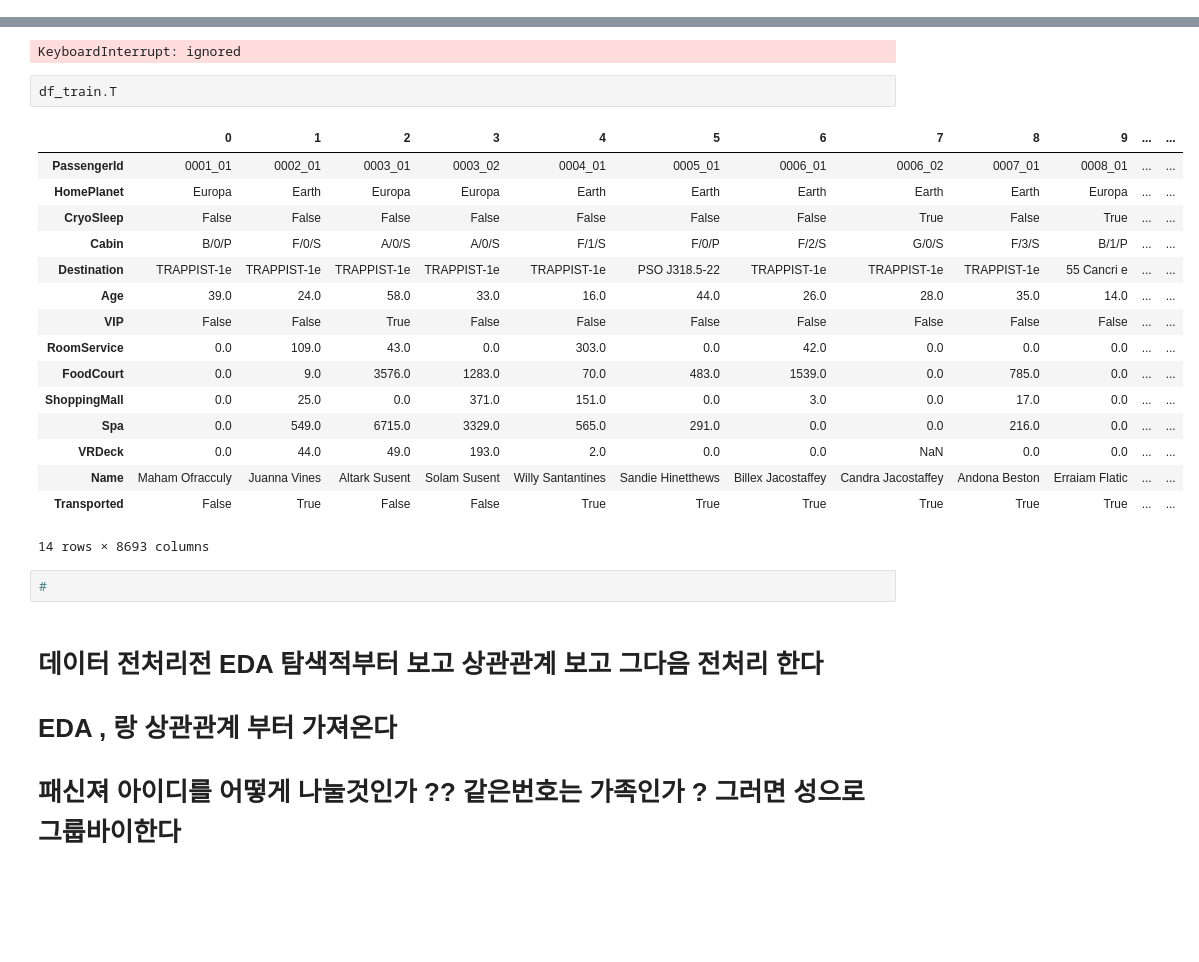
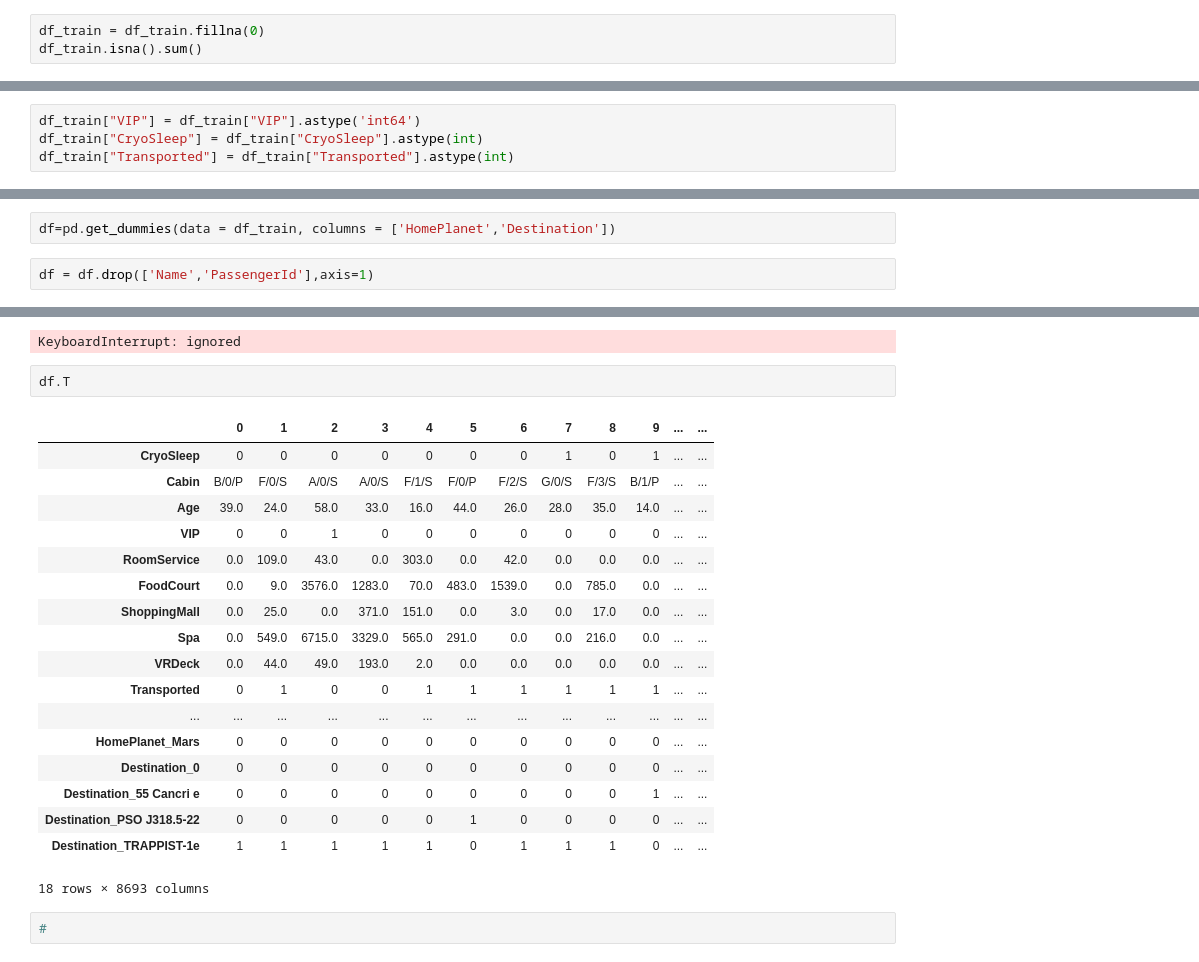
Before and after one commit to Ai-VS-Human/ML, a Jupyter notebook: 우주타이타닉.ipynb, the cells around one changed output, grey strips where cells are left out. Cells and saved outputs as stored; diff of their text form; blank space fills up the shorter version.

```diff
--- a/우주타이타닉.ipynb
+++ b/우주타이타닉.ipynb
@@ -70,0 +113,3 @@ df_train['Transported']=df_train['Transported'].astype('object')
+# %%
+df_train = df_train.fillna(0)
+df_train.isna().sum()
@@ -70,0 +138,4 @@ df_train['Transported']=df_train['Transported'].astype('object')
+# %%
+df_train["VIP"] = df_train["VIP"].astype('int64')
+df_train["CryoSleep"] = df_train["CryoSleep"].astype(int)
+df_train["Transported"] = df_train["Transported"].astype(int)
@@ -117,0 +214,4 @@ Name: Transported, dtype: int64
+# %%
+df=pd.get_dummies(data = df_train, columns = ['HomePlanet','Destination'])
+# %%
+df = df.drop(['Name','PassengerId'],axis=1)
@@ -209,30 +394,25 @@ sns.countplot(data=df_train, x='CryoSleep', hue='PassengerId')
 # %% [output]
 KeyboardInterrupt: ignored
 # %%
-df_train.T
+df.T
 # %% [output]
 |  | 0 | 1 | 2 | 3 | 4 | 5 | 6 | 7 | 8 | 9 | ... | ... |
-| PassengerId | 0001_01 | 0002_01 | 0003_01 | 0003_02 | 0004_01 | 0005_01 | 0006_01 | 0006_02 | 0007_01 | 0008_01 | ... | ... |
-| HomePlanet | Europa | Earth | Europa | Europa | Earth | Earth | Earth | Earth | Earth | Europa | ... | ... |
-| CryoSleep | False | False | False | False | False | False | False | True | False | True | ... | ... |
+| CryoSleep | 0 | 0 | 0 | 0 | 0 | 0 | 0 | 1 | 0 | 1 | ... | ... |
 | Cabin | B/0/P | F/0/S | A/0/S | A/0/S | F/1/S | F/0/P | F/2/S | G/0/S | F/3/S | B/1/P | ... | ... |
-| Destination | TRAPPIST-1e | TRAPPIST-1e | TRAPPIST-1e | TRAPPIST-1e | TRAPPIST-1e | PSO J318.5-22 | TRAPPIST-1e | TRAPPIST-1e | TRAPPIST-1e | 55 Cancri e | ... | ... |
 | Age | 39.0 | 24.0 | 58.0 | 33.0 | 16.0 | 44.0 | 26.0 | 28.0 | 35.0 | 14.0 | ... | ... |
-| VIP | False | False | True | False | False | False | False | False | False | False | ... | ... |
+| VIP | 0 | 0 | 1 | 0 | 0 | 0 | 0 | 0 | 0 | 0 | ... | ... |
 | RoomService | 0.0 | 109.0 | 43.0 | 0.0 | 303.0 | 0.0 | 42.0 | 0.0 | 0.0 | 0.0 | ... | ... |
 | FoodCourt | 0.0 | 9.0 | 3576.0 | 1283.0 | 70.0 | 483.0 | 1539.0 | 0.0 | 785.0 | 0.0 | ... | ... |
 | ShoppingMall | 0.0 | 25.0 | 0.0 | 371.0 | 151.0 | 0.0 | 3.0 | 0.0 | 17.0 | 0.0 | ... | ... |
 | Spa | 0.0 | 549.0 | 6715.0 | 3329.0 | 565.0 | 291.0 | 0.0 | 0.0 | 216.0 | 0.0 | ... | ... |
-| VRDeck | 0.0 | 44.0 | 49.0 | 193.0 | 2.0 | 0.0 | 0.0 | NaN | 0.0 | 0.0 | ... | ... |
-| Name | Maham Ofracculy | Juanna Vines | Altark Susent | Solam Susent | Willy Santantines | Sandie Hinetthews | Billex Jacostaffey | Candra Jacostaffey | Andona Beston | Erraiam Flatic | ... | ... |
-| Transported | False | True | False | False | True | True | True | True | True | True | ... | ... |
+| VRDeck | 0.0 | 44.0 | 49.0 | 193.0 | 2.0 | 0.0 | 0.0 | 0.0 | 0.0 | 0.0 | ... | ... |
+| Transported | 0 | 1 | 0 | 0 | 1 | 1 | 1 | 1 | 1 | 1 | ... | ... |
+| ... | ... | ... | ... | ... | ... | ... | ... | ... | ... | ... | ... | ... |
+| HomePlanet_Mars | 0 | 0 | 0 | 0 | 0 | 0 | 0 | 0 | 0 | 0 | ... | ... |
+| Destination_0 | 0 | 0 | 0 | 0 | 0 | 0 | 0 | 0 | 0 | 0 | ... | ... |
+| Destination_55 Cancri e | 0 | 0 | 0 | 0 | 0 | 0 | 0 | 0 | 0 | 1 | ... | ... |
+| Destination_PSO J318.5-22 | 0 | 0 | 0 | 0 | 0 | 1 | 0 | 0 | 0 | 0 | ... | ... |
+| Destination_TRAPPIST-1e | 1 | 1 | 1 | 1 | 1 | 0 | 1 | 1 | 1 | 0 | ... | ... |
-14 rows × 8693 columns
+18 rows × 8693 columns
 # %%
 #
-# %% [markdown]
-# 데이터 전처리전 EDA 탐색적부터 보고 상관관계 보고 그다음 전처리 한다
-# EDA , 랑 상관관계 부터 가져온다
-
-# 패신져 아이디를 어떻게 나눌것인가 ?? 같은번호는 가족인가 ? 그러면 성으로 그룹바이한다
-
-#
```
Also changed, not shown: parts of 33 cells of this notebook.
